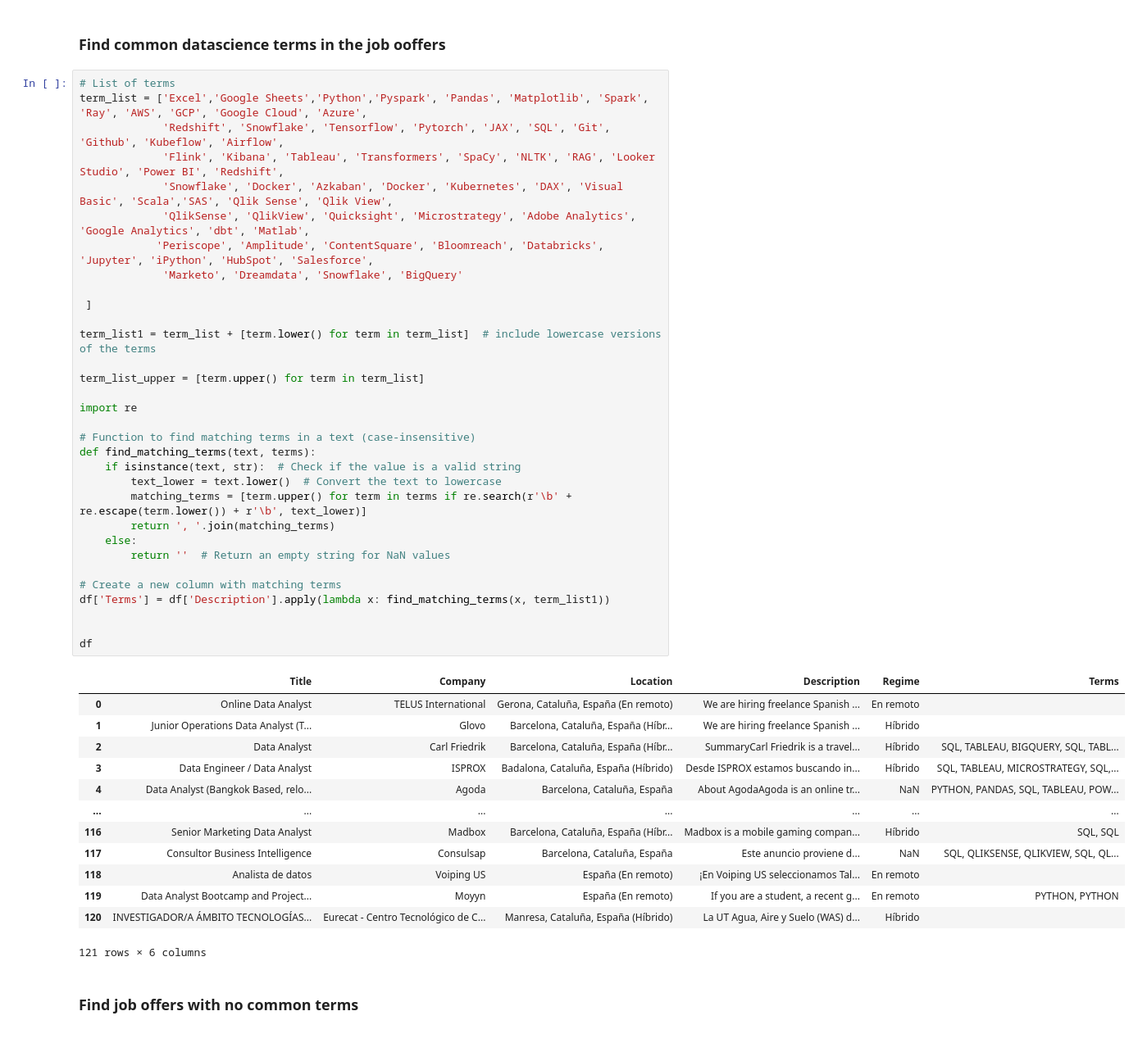
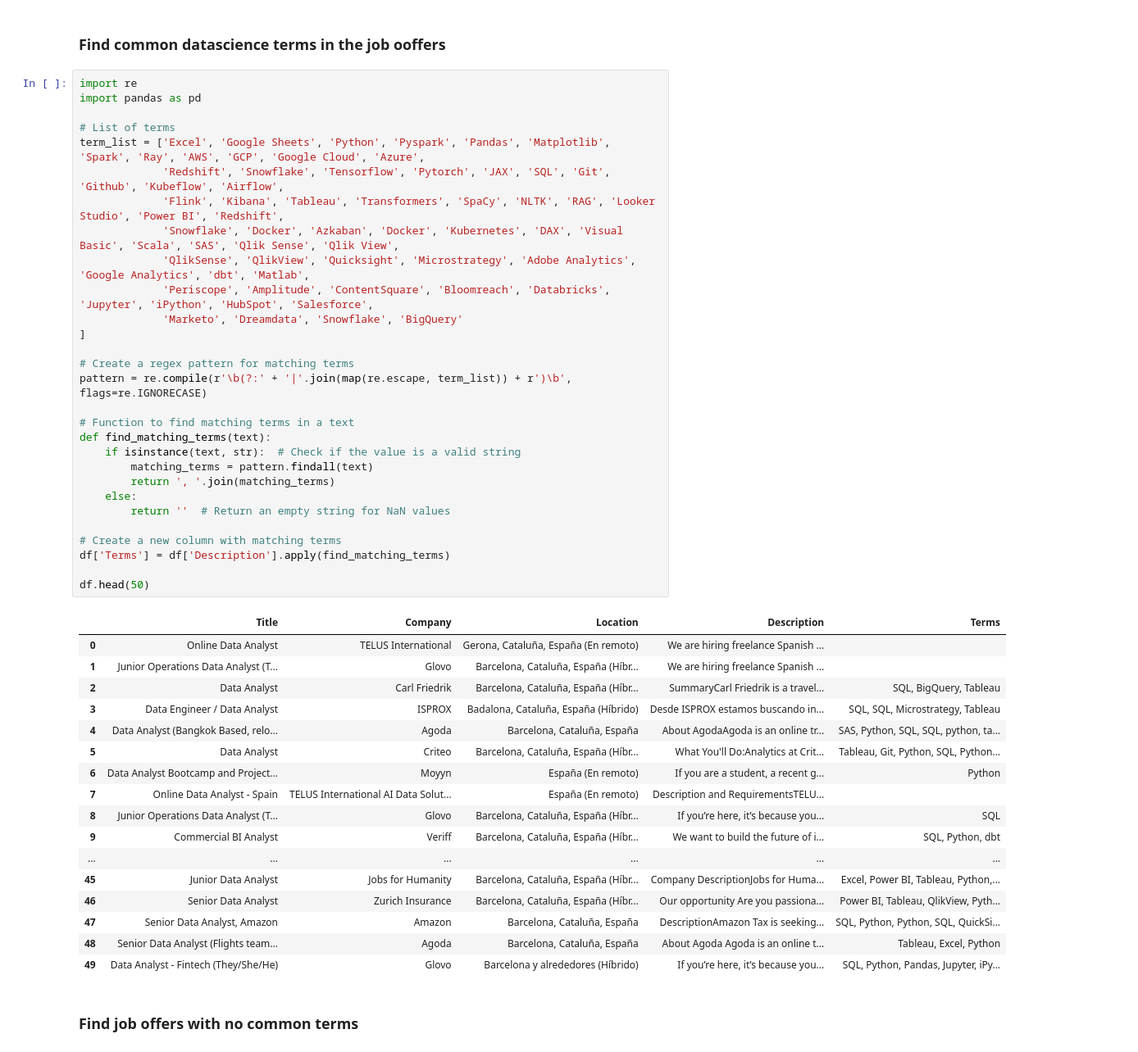
Before and after one commit to RSPdatascience/Linkedin-scraping-datascience, a Jupyter notebook: 2_DataAnalysis/LinkedinOffers.ipynb, the cells around one changed output. Shown at 82% size. Saved outputs shown, nothing was run; the diff lists cells and outputs as text.

```diff
--- a/2_DataAnalysis/LinkedinOffers.ipynb
+++ b/2_DataAnalysis/LinkedinOffers.ipynb
@@ -140,51 +147,52 @@ df.iloc[92]['Description']
 # %% [markdown]
 ### Find common datascience terms in the job ooffers
 # %%
+import re
+import pandas as pd
+
 # List of terms
-term_list = ['Excel','Google Sheets','Python','Pyspark', 'Pandas', 'Matplotlib', 'Spark', 'Ray', 'AWS', 'GCP', 'Google Cloud', 'Azure',
+term_list = ['Excel', 'Google Sheets', 'Python', 'Pyspark', 'Pandas', 'Matplotlib', 'Spark', 'Ray', 'AWS', 'GCP', 'Google Cloud', 'Azure',
              'Redshift', 'Snowflake', 'Tensorflow', 'Pytorch', 'JAX', 'SQL', 'Git', 'Github', 'Kubeflow', 'Airflow',
              'Flink', 'Kibana', 'Tableau', 'Transformers', 'SpaCy', 'NLTK', 'RAG', 'Looker Studio', 'Power BI', 'Redshift',
-             'Snowflake', 'Docker', 'Azkaban', 'Docker', 'Kubernetes', 'DAX', 'Visual Basic', 'Scala','SAS', 'Qlik Sense', 'Qlik View',
+             'Snowflake', 'Docker', 'Azkaban', 'Docker', 'Kubernetes', 'DAX', 'Visual Basic', 'Scala', 'SAS', 'Qlik Sense', 'Qlik View',
              'QlikSense', 'QlikView', 'Quicksight', 'Microstrategy', 'Adobe Analytics', 'Google Analytics', 'dbt', 'Matlab',
-            'Periscope', 'Amplitude', 'ContentSquare', 'Bloomreach', 'Databricks', 'Jupyter', 'iPython', 'HubSpot', 'Salesforce',
+             'Periscope', 'Amplitude', 'ContentSquare', 'Bloomreach', 'Databricks', 'Jupyter', 'iPython', 'HubSpot', 'Salesforce',
              'Marketo', 'Dreamdata', 'Snowflake', 'BigQuery'
+]
 
- ]
+# Create a regex pattern for matching terms
+pattern = re.compile(r'\b(?:' + '|'.join(map(re.escape, term_list)) + r')\b', flags=re.IGNORECASE)
 
-term_list1 = term_list + [term.lower() for term in term_list]  # include lowercase versions of the terms
-
-term_list_upper = [term.upper() for term in term_list]
-
-import re
-
-# Function to find matching terms in a text (case-insensitive)
-def find_matching_terms(text, terms):
+# Function to find matching terms in a text
+def find_matching_terms(text):
     if isinstance(text, str):  # Check if the value is a valid string
-        text_lower = text.lower()  # Convert the text to lowercase
-        matching_terms = [term.upper() for term in terms if re.search(r'\b' + re.escape(term.lower()) + r'\b', text_lower)]
+        matching_terms = pattern.findall(text)
         return ', '.join(matching_terms)
     else:
         return ''  # Return an empty string for NaN values
 
 # Create a new column with matching terms
-df['Terms'] = df['Description'].apply(lambda x: find_matching_terms(x, term_list1))
+df['Terms'] = df['Description'].apply(find_matching_terms)
 
-
-df
+df.head(50)
 # %% [output]
-|  | Title | Company | Location | Description | Regime | Terms |
-| 0 | Online Data Analyst | TELUS International | Gerona, Cataluña, España (En remoto) | We are hiring freelance Spanish ... | En remoto |  |
-| 1 | Junior Operations Data Analyst (T... | Glovo | Barcelona, Cataluña, España (Híbr... | We are hiring freelance Spanish ... | Híbrido |  |
-| 2 | Data Analyst | Carl Friedrik | Barcelona, Cataluña, España (Híbr... | SummaryCarl Friedrik is a travel... | Híbrido | SQL, TABLEAU, BIGQUERY, SQL, TABL... |
-| 3 | Data Engineer / Data Analyst | ISPROX | Badalona, Cataluña, España (Híbrido) | Desde ISPROX estamos buscando in... | Híbrido | SQL, TABLEAU, MICROSTRATEGY, SQL,... |
-| 4 | Data Analyst (Bangkok Based, relo... | Agoda | Barcelona, Cataluña, España | About AgodaAgoda is an online tr... | NaN | PYTHON, PANDAS, SQL, TABLEAU, POW... |
-| ... | ... | ... | ... | ... | ... | ... |
-| 116 | Senior Marketing Data Analyst | Madbox | Barcelona, Cataluña, España (Híbr... | Madbox is a mobile gaming compan... | Híbrido | SQL, SQL |
-| 117 | Consultor Business Intelligence | Consulsap | Barcelona, Cataluña, España | Este anuncio proviene d... | NaN | SQL, QLIKSENSE, QLIKVIEW, SQL, QL... |
-| 118 | Analista de datos | Voiping US | España (En remoto) | ¡En Voiping US seleccionamos Tal... | En remoto |  |
-| 119 | Data Analyst Bootcamp and Project... | Moyyn | España (En remoto) | If you are a student, a recent g... | En remoto | PYTHON, PYTHON |
-| 120 | INVESTIGADOR/A ÁMBITO TECNOLOGÍAS... | Eurecat - Centro Tecnológico de C... | Manresa, Cataluña, España (Híbrido) | La UT Agua, Aire y Suelo (WAS) d... | Híbrido |  |
+|  | Title | Company | Location | Description | Terms |
+| 0 | Online Data Analyst | TELUS International | Gerona, Cataluña, España (En remoto) | We are hiring freelance Spanish ... |  |
+| 1 | Junior Operations Data Analyst (T... | Glovo | Barcelona, Cataluña, España (Híbr... | We are hiring freelance Spanish ... |  |
+| 2 | Data Analyst | Carl Friedrik | Barcelona, Cataluña, España (Híbr... | SummaryCarl Friedrik is a travel... | SQL, BigQuery, Tableau |
+| 3 | Data Engineer / Data Analyst | ISPROX | Badalona, Cataluña, España (Híbrido) | Desde ISPROX estamos buscando in... | SQL, SQL, Microstrategy, Tableau |
+| 4 | Data Analyst (Bangkok Based, relo... | Agoda | Barcelona, Cataluña, España | About AgodaAgoda is an online tr... | SAS, Python, SQL, SQL, python, ta... |
+| 5 | Data Analyst | Criteo | Barcelona, Cataluña, España (Híbr... | What You'll Do:Analytics at Crit... | Tableau, Git, Python, SQL, Python... |
+| 6 | Data Analyst Bootcamp and Project... | Moyyn | España (En remoto) | If you are a student, a recent g... | Python |
+| 7 | Online Data Analyst - Spain | TELUS International AI Data Solut... | España (En remoto) | Description and RequirementsTELU... |  |
+| 8 | Junior Operations Data Analyst (T... | Glovo | Barcelona, Cataluña, España (Híbr... | If you’re here, it’s because you... | SQL |
+| 9 | Commercial BI Analyst | Veriff | Barcelona, Cataluña, España (Híbr... | We want to build the future of i... | SQL, Python, dbt |
+| ... | ... | ... | ... | ... | ... |
+| 45 | Junior Data Analyst | Jobs for Humanity | Barcelona, Cataluña, España (Híbr... | Company DescriptionJobs for Huma... | Excel, Power BI, Tableau, Python,... |
+| 46 | Senior Data Analyst | Zurich Insurance | Barcelona, Cataluña, España (Híbr... | Our opportunity Are you passiona... | Power BI, Tableau, QlikView, Pyth... |
+| 47 | Senior Data Analyst, Amazon | Amazon | Barcelona, Cataluña, España | DescriptionAmazon Tax is seeking... | SQL, Python, Python, SQL, QuickSi... |
+| 48 | Senior Data Analyst (Flights team... | Agoda | Barcelona, Cataluña, España | About Agoda Agoda is an online t... | Tableau, Excel, Python |
+| 49 | Data Analyst - Fintech (They/She/He) | Glovo | Barcelona y alrededores (Híbrido) | If you’re here, it’s because you... | SQL, Python, Pandas, Jupyter, iPy... |
-121 rows × 6 columns
 # %% [markdown]
 ### Find job offers with no common terms
 # %%
```
Also changed, not shown: parts of 31 cells of this notebook, 7 other files.
